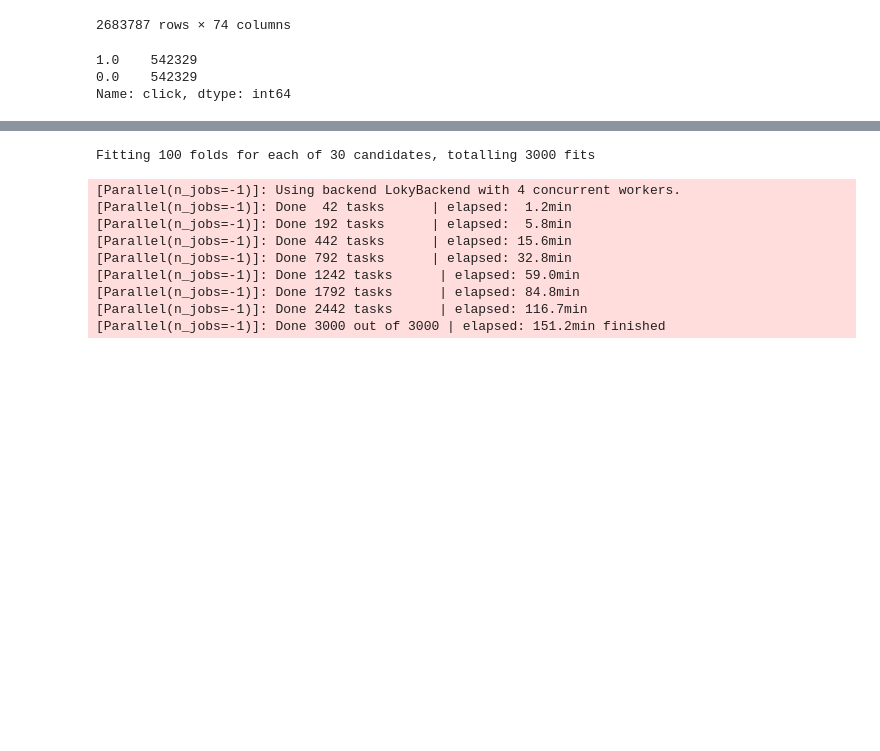
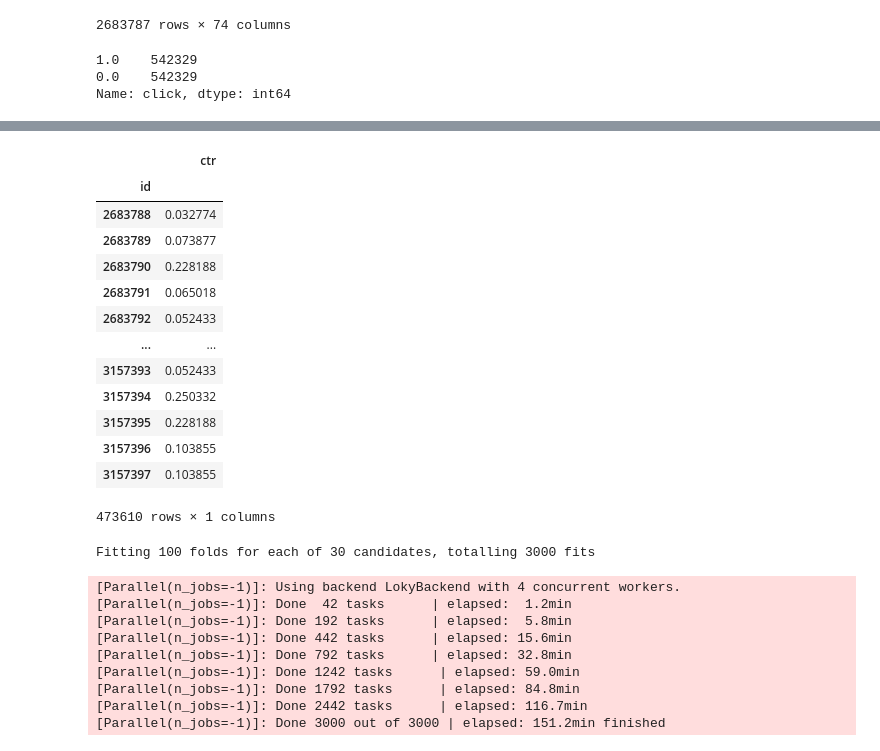
Before and after one commit to rebeccahe1998/MachineLearning_CTR_project, a Jupyter notebook: Hyper_tune_XGBOOST.ipynb, the cells around one changed output, grey strips where cells are left out. Saved outputs shown, nothing was run; the diff lists cells and outputs as text; code cells hidden in the pictures; blank space fills up the shorter version.

```diff
--- a/Hyper_tune_XGBOOST.ipynb
+++ b/Hyper_tune_XGBOOST.ipynb
@@ -66,0 +192,3 @@ pre_X_train, pre_X_test, pre_y_train, pre_y_test = train_test_split(pre_X, pre_y
+# %%
+y = train[['click']]
+y
@@ -66,0 +209,9 @@ pre_X_train, pre_X_test, pre_y_train, pre_y_test = train_test_split(pre_X, pre_y
+# %%
+tree=XGBClassifier(base_score=0.5, booster='gbtree', colsample_bylevel=1,
+              colsample_bynode=1, colsample_bytree=1, gamma=5,
+              learning_rate=0.05, max_delta_step=0, max_depth=13,
+              min_child_weight=11, missing=None, n_estimators=400, n_jobs=-1,
+              nthread=None, objective='binary:logistic', random_state=0,
+              reg_alpha=0, reg_lambda=1, scale_pos_weight=1, seed=None,
+              silent=None, subsample=0.8, tree_method='gpu_hist', verbosity=1)
+tree.fit(X,y.values.ravel())
@@ -66,0 +232,6 @@ pre_X_train, pre_X_test, pre_y_train, pre_y_test = train_test_split(pre_X, pre_y
+# %%
+#test = pd.read_csv("/content/drive/MyDrive/MLproject/test_processed.csv",index_col=0)
+test_X = test[feature_importances.loc[feature_importances[0]>0.002].index]
+y_test = tree.predict_proba(test_X)[:,1]
+y_test = pd.DataFrame(y_test)
+y_test
@@ -66,0 +254,21 @@ pre_X_train, pre_X_test, pre_y_train, pre_y_test = train_test_split(pre_X, pre_y
+# %%
+y_test['id'] =df_test.id
+#y_test['ctr'] = y_test[0]
+y_test = y_test.set_index('id')
+y_test.rename(columns={0:'ctr'},inplace=True)
+y_test
+# %% [output]
+|  | ctr |
+| id |  |
+| 2683788 | 0.032774 |
+| 2683789 | 0.073877 |
+| 2683790 | 0.228188 |
+| 2683791 | 0.065018 |
+| 2683792 | 0.052433 |
+| ... | ... |
+| 3157393 | 0.052433 |
+| 3157394 | 0.250332 |
+| 3157395 | 0.228188 |
+| 3157396 | 0.103855 |
+| 3157397 | 0.103855 |
+473610 rows × 1 columns
```
Also changed, not shown: parts of 20 cells of this notebook.
